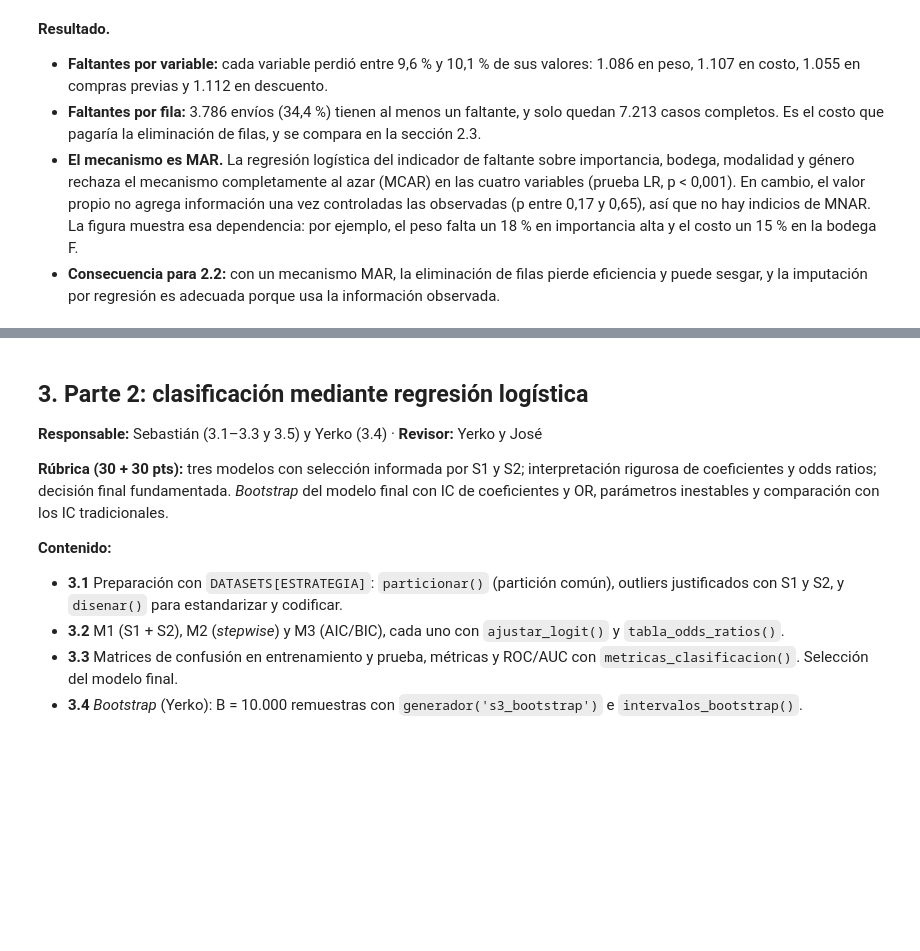
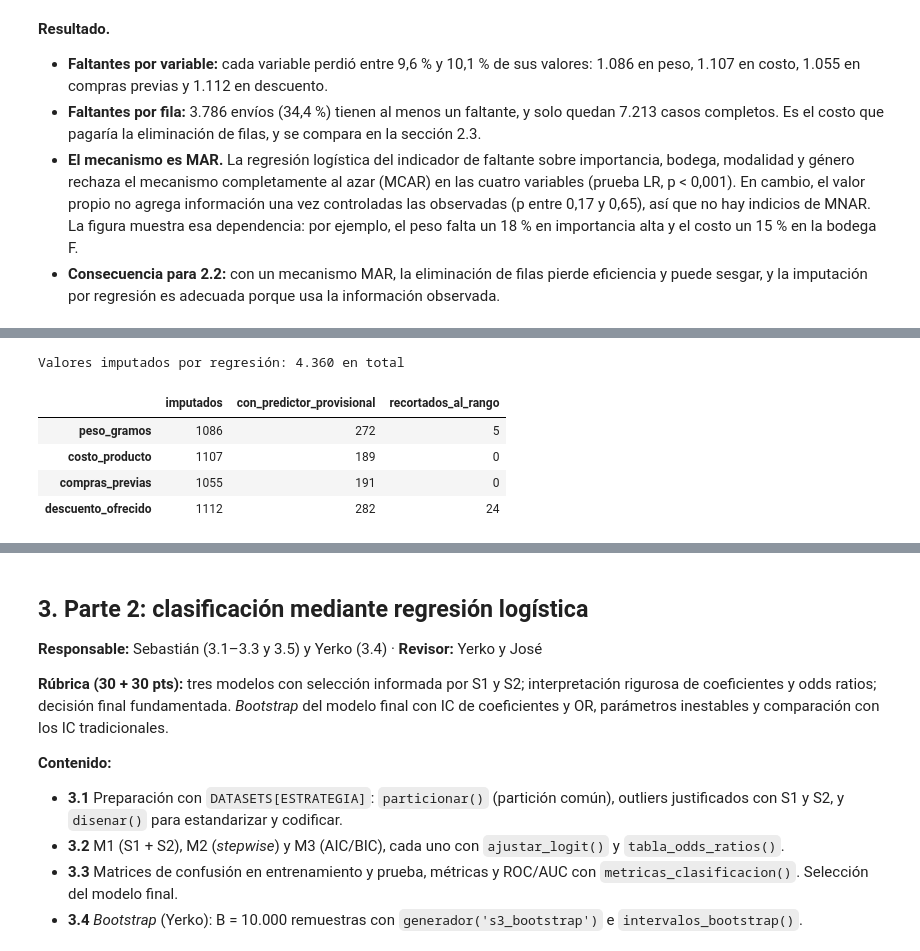
Before and after one commit to joserodriguezc/grupo_1_estadistica_computacional, a Jupyter notebook: sumativa_3/notebooks/sumativa_3_grupo1.ipynb, the cells around one changed output, grey strips where cells are left out. Saved outputs shown, nothing was run; the diff lists cells and outputs as text; code cells hidden in the pictures; blank space fills up the shorter version.

```diff
--- a/sumativa_3/notebooks/sumativa_3_grupo1.ipynb
+++ b/sumativa_3/notebooks/sumativa_3_grupo1.ipynb
@@ -544,0 +699,31 @@ guardar('fig_2_1_patron_faltantes', fig)
+# %%
+# Imputación: cada variable se predice con su modelo. Si un predictor también falta en esa fila,
+# se completa provisionalmente con su mediana observada. Las predicciones se recortan al rango
+# observado y se redondean, porque las cuatro variables son enteras en los datos originales.
+mediana_obs = df_faltantes[VARS_FALTANTES].median()
+df_regresion = df_faltantes.copy()
+imputados = {}
+for v in VARS_FALTANTES:
+    faltan = df_faltantes[v].isna()
+    X = df_faltantes.loc[faltan, PREDICTORES[v]]
+    pred = MODELOS_IMP[v].predict(sm.add_constant(X.fillna(mediana_obs), has_constant='add'))
+    minimo, maximo = df_faltantes[v].min(), df_faltantes[v].max()
+    df_regresion.loc[faltan, v] = pred.clip(minimo, maximo).round()
+    imputados[v] = {'imputados': int(faltan.sum()),
+                    'con_predictor_provisional': int(X.isna().any(axis=1).sum()),
+                    'recortados_al_rango': int(((pred < minimo) | (pred > maximo)).sum())}
+df_regresion[VARS_FALTANTES] = df_regresion[VARS_FALTANTES].astype(df[VARS_FALTANTES].dtypes.to_dict())
+assert df_regresion.notna().all().all() and df_regresion.index.equals(df.index)
+assert df_regresion.where(~df_faltantes.isna()).equals(df.where(~df_faltantes.isna())), 'Lo observado no cambia.'
+
+conteo_imputados = pd.DataFrame(imputados).T
+conteo_imputados.to_csv(TABLAS / 'imputacion_conteo.csv')
+print(f'Valores imputados por regresión: {num(conteo_imputados["imputados"].sum())} en total')
+display(conteo_imputados)
+# %% [output]
+Valores imputados por regresión: 4.360 en total
+|  | imputados | con_predictor_provisional | recortados_al_rango |
+| peso_gramos | 1086 | 272 | 5 |
+| costo_producto | 1107 | 189 | 0 |
+| compras_previas | 1055 | 191 | 0 |
+| descuento_ofrecido | 1112 | 282 | 24 |
```
Also changed, not shown: parts of 5 cells of this notebook, 6 other files.
